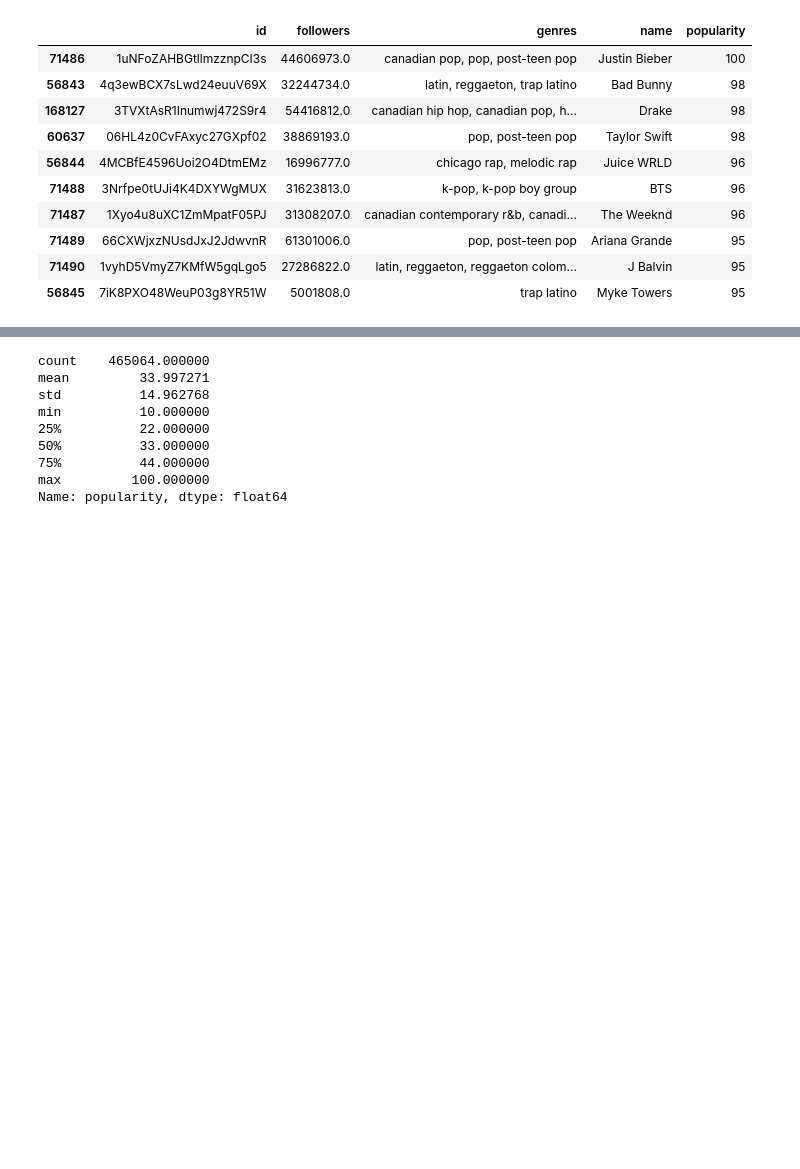
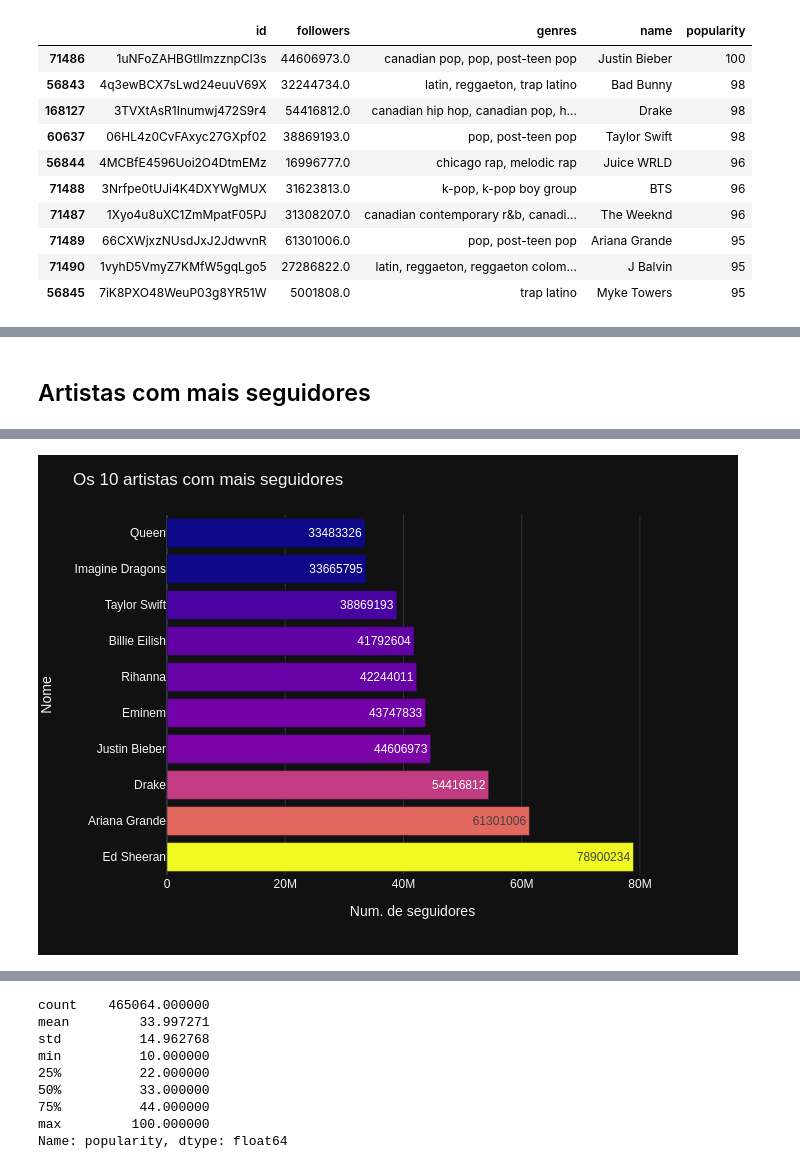
Before and after one commit to math3usvalenca/spotify_project, a Jupyter notebook: spotifyProject/spotify_eda.ipynb, the cells around one changed output, grey strips where cells are left out. Drawn from its saved outputs; the diff is of its cells as text; code cells hidden in the pictures; blank space fills up the shorter version.

```diff
--- a/spotifyProject/spotify_eda.ipynb
+++ b/spotifyProject/spotify_eda.ipynb
@@ -53,7 +55,9 @@ iplot(fig)
 # %%
 top_10followers = artists_df.sort_values('followers',ascending=False).head(10)
+# %% [markdown]
+## Artistas com mais seguidores
 # %%
-fig = px.bar(top_10followers, x="followers", y="name", orientation="h", text="followers", color="followers", )
+fig = px.bar(top_10followers, x="followers", y="name", orientation="h", text="followers", color="followers")
 
 fig.update_layout(
     title="Os 10 artistas com mais seguidores",
@@ -61,5 +65,5 @@ fig.update_layout(
     yaxis_title="Nome"
 )
 fig.update_coloraxes(showscale=False)
-iplot(fig)
+fig.show('png')
 # %% [output]
@@ -67,3 +70,4 @@ iplot(fig)
+[figure, added]
 # %%
 tracks_df = pd.read_csv('tracks_cleaned.csv')
 # %%
```
Also changed, not shown: parts of 33 cells of this notebook.
